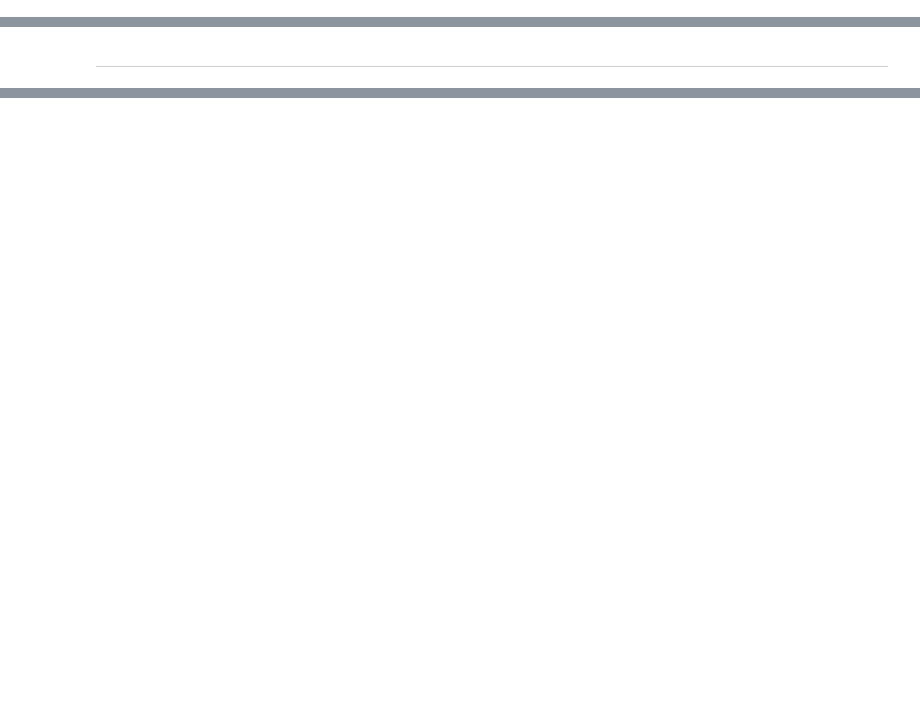
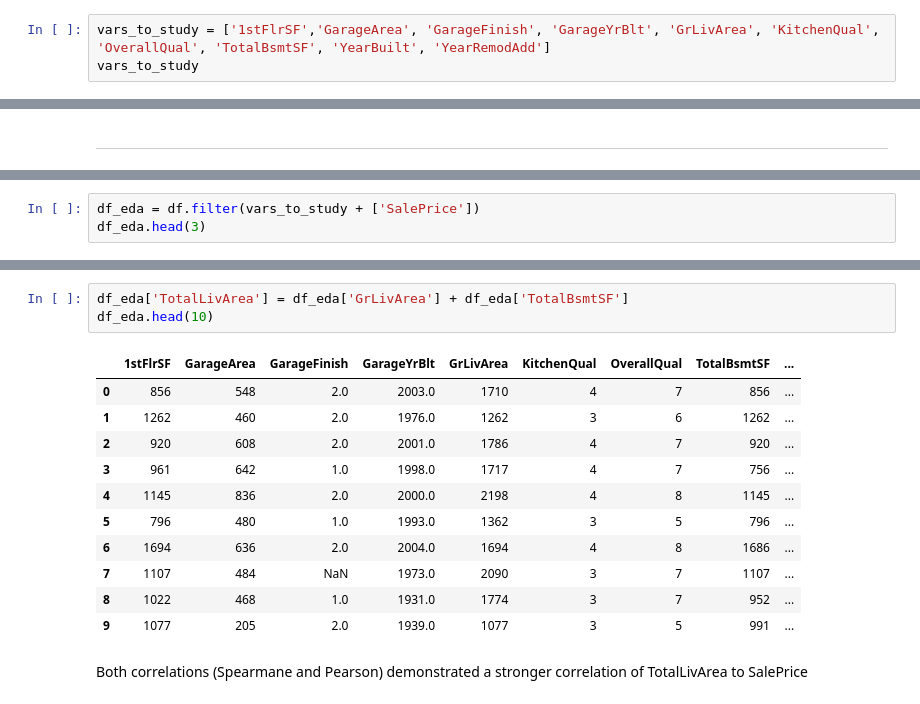
Before and after one commit to CMed01/milestone-project-5, a Jupyter notebook: jupyter_notebooks/02 - SalePrice study.ipynb, the cells around one changed output, grey strips where cells are left out. Saved outputs shown, nothing was run; the diff lists cells and outputs as text; blank space fills up the shorter version.

```diff
--- a/jupyter_notebooks/02 - SalePrice study.ipynb
+++ b/jupyter_notebooks/02 - SalePrice study.ipynb
@@ -183,0 +155,3 @@ NOTE
+# %%
+vars_to_study = ['1stFlrSF','GarageArea', 'GarageFinish', 'GarageYrBlt', 'GrLivArea', 'KitchenQual', 'OverallQual', 'TotalBsmtSF', 'YearBuilt', 'YearRemodAdd']
+vars_to_study
@@ -196,0 +184,3 @@ except Exception as e:
+# %%
+df_eda = df.filter(vars_to_study + ['SalePrice'])
+df_eda.head(3)
@@ -196,0 +251,17 @@ except Exception as e:
+# %%
+df_eda['TotalLivArea'] = df_eda['GrLivArea'] + df_eda['TotalBsmtSF']
+df_eda.head(10)
+# %% [output]
+|  | 1stFlrSF | GarageArea | GarageFinish | GarageYrBlt | GrLivArea | KitchenQual | OverallQual | TotalBsmtSF | ... |
+| 0 | 856 | 548 | 2.0 | 2003.0 | 1710 | 4 | 7 | 856 | ... |
+| 1 | 1262 | 460 | 2.0 | 1976.0 | 1262 | 3 | 6 | 1262 | ... |
+| 2 | 920 | 608 | 2.0 | 2001.0 | 1786 | 4 | 7 | 920 | ... |
+| 3 | 961 | 642 | 1.0 | 1998.0 | 1717 | 4 | 7 | 756 | ... |
+| 4 | 1145 | 836 | 2.0 | 2000.0 | 2198 | 4 | 8 | 1145 | ... |
+| 5 | 796 | 480 | 1.0 | 1993.0 | 1362 | 3 | 5 | 796 | ... |
+| 6 | 1694 | 636 | 2.0 | 2004.0 | 1694 | 4 | 8 | 1686 | ... |
+| 7 | 1107 | 484 | NaN | 1973.0 | 2090 | 3 | 7 | 1107 | ... |
+| 8 | 1022 | 468 | 1.0 | 1931.0 | 1774 | 3 | 7 | 952 | ... |
+| 9 | 1077 | 205 | 2.0 | 1939.0 | 1077 | 3 | 5 | 991 | ... |
+# %% [markdown]
+Both correlations (Spearmane and Pearson) demonstrated a stronger correlation of TotalLivArea to SalePrice
```
Also changed, not shown: parts of 33 cells of this notebook.
